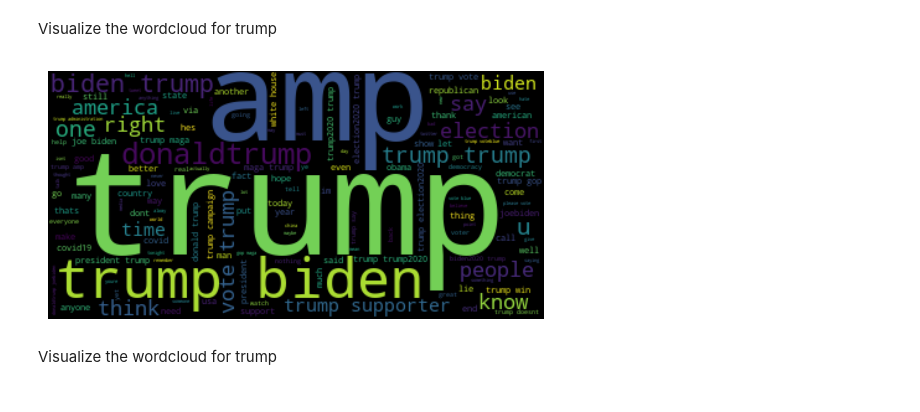
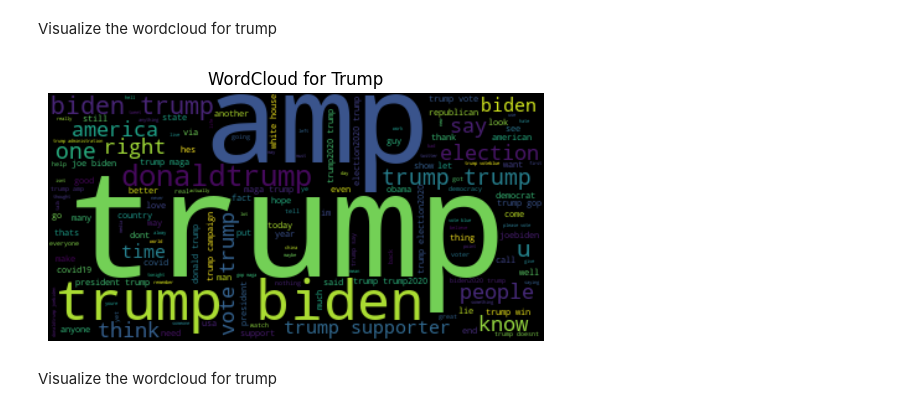
Before and after one commit to MiraySardogan/DC-PollMasters, a Jupyter notebook: Mir/3_sentiment_analysis.ipynb, the cells around one changed output. Cells and saved outputs as stored; diff of their text form; code cells hidden in the pictures.

```diff
--- a/Mir/3_sentiment_analysis.ipynb
+++ b/Mir/3_sentiment_analysis.ipynb
@@ -175,13 +178,16 @@ Visualize the wordcloud for trump
 # %%
 consolidated= ' '. join(word for word in trump_tweets["cleaned_tweet"])
 
 worCloud= WordCloud(width=400, height=200, random_state=20, max_font_size=120).generate(consolidated)
 
 plt.imshow(worCloud, interpolation='bilinear')
+plt.title("WordCloud for Trump")
 plt.axis('off')
+fig_path= "E:/ReDi_School/Data_Circle/Project/0_Github/Mir/Figure/"
+#plt.savefig(os.path.join(fig_path, "4_SA_wrodcloud_Trump.png"))
 plt.show()
 # %% [output]
-[figure, old version]
+[figure, new version]
 # %% [markdown]
 Visualize the wordcloud for trump
 # %%
```
Also changed, not shown: parts of 23 cells of this notebook, 6 other files.
